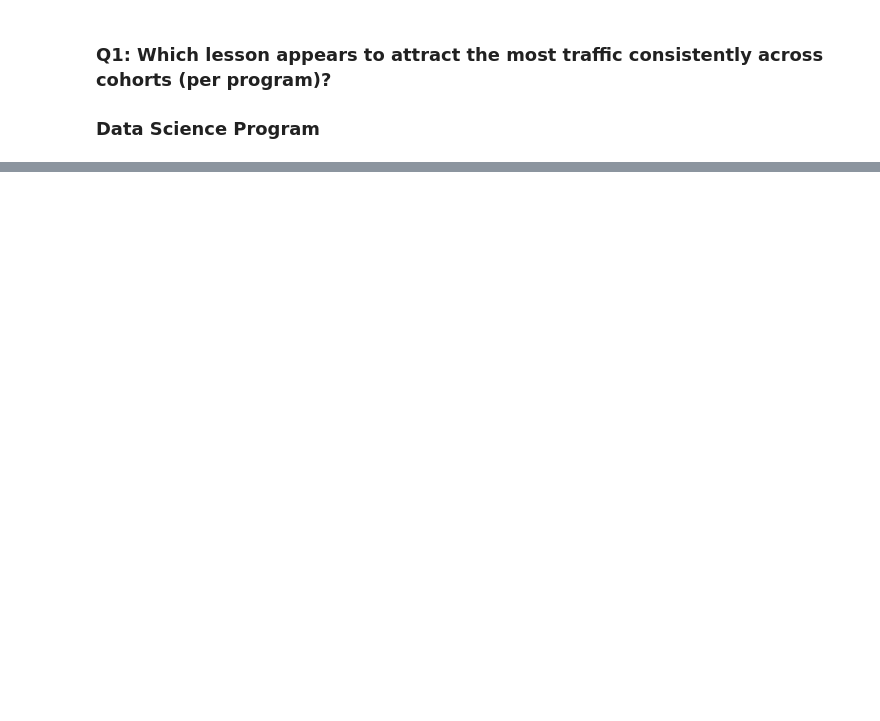
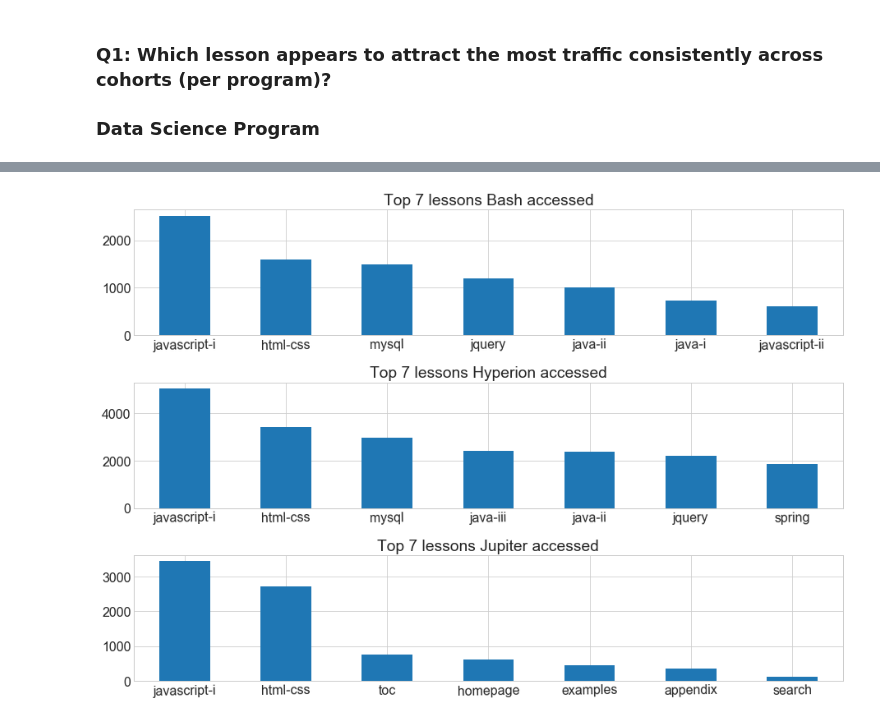
Before and after one commit to Yongliang-Shi/Anomaly-Detection-in-the-Curriculum-Access-Log, a Jupyter notebook: explore_log.ipynb, the cells around one changed output, grey strips where cells are left out. Saved outputs shown, nothing was run; the diff lists cells and outputs as text; code cells hidden in the pictures; blank space fills up the shorter version.

```diff
--- a/explore_log.ipynb
+++ b/explore_log.ipynb
@@ -73,0 +77,12 @@ plt.tight_layout()
+# %%
+# Create the mask for wd program
+mask_recent_wd = (access_log.cohort_id == 58) | (access_log.cohort_id == 61) | (access_log.cohort_id == 62)
+
+# Create the dataframe for ds program
+log_recent_wd = access_log[mask_recent_wd]
+
+# Print the shape
+print(log_recent_wd.shape)
+
+# Take a peek at the new df
+log_recent_wd.head()
@@ -73,0 +98,13 @@ plt.tight_layout()
+# %%
+# Create fig and ax objects
+fig, axes = plt.subplots(3, 1, figsize=(13,9))
+
+# For Loop to barplot the top 7 lessons each cohort accessed
+
+for ax, (name, subset) in zip(axes, log_recent_wd.groupby('name')):
+    subset.lesson.value_counts(ascending=False).head(7).plot(kind='bar', rot=1, ax=ax)
+    ax.set_title(f'Top 7 lessons {name} accessed')
+
+plt.tight_layout()
+# %% [output]
+[figure, added]
```
Also changed, not shown: parts of 15 cells of this notebook.
